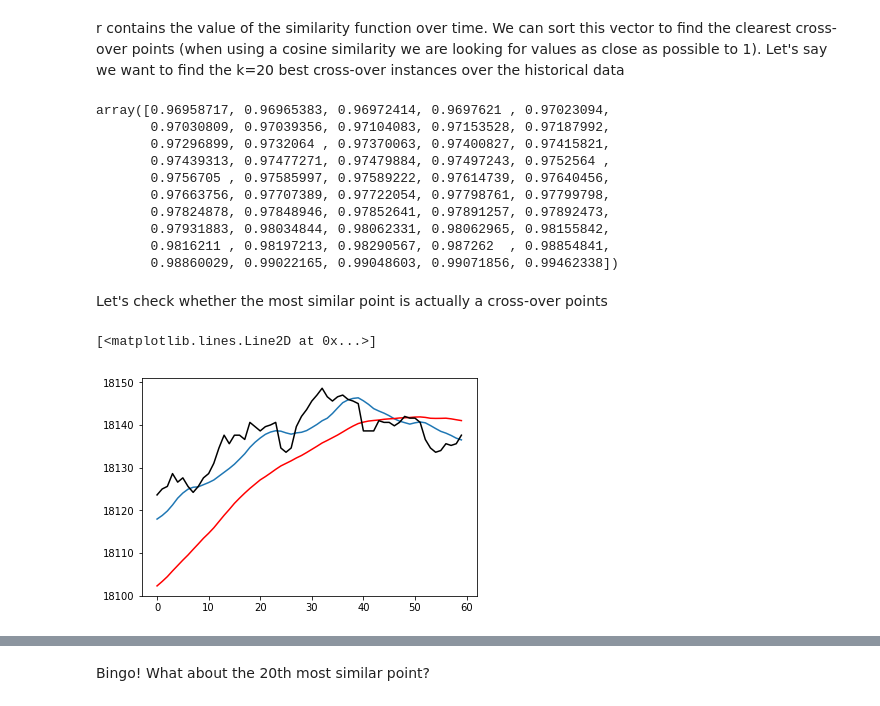
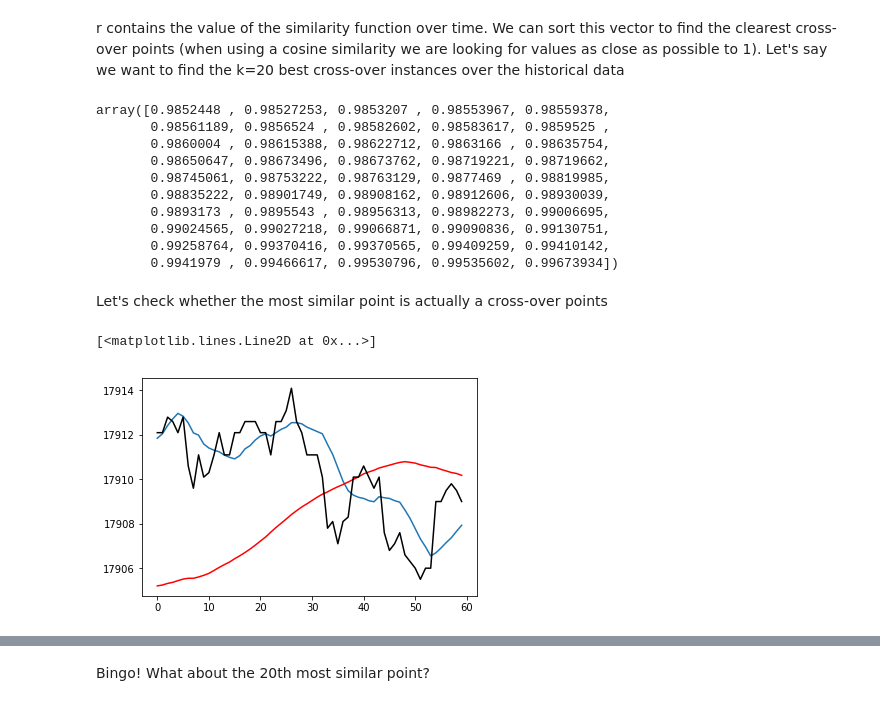
Before and after one commit to Karagul/TekNNical, a Jupyter notebook: preliminary_notes.ipynb, the cells around one changed output, grey strips where cells are left out. Cells and saved outputs as stored; diff of their text form; code cells hidden in the pictures.

```diff
--- a/preliminary_notes.ipynb
+++ b/preliminary_notes.ipynb
@@ -51,19 +51,24 @@ def similarity(MA_periods,window_size,price_dataframe,quantity):
     mov_av=np.ones((MA_periods[1],))/MA_periods[1]
     MA2=np.convolve(price, mov_av, mode='valid')
     MA2=np.hstack((np.zeros(MA_periods[1]-1),MA2))
-    reference=np.linspace(-1,.0,window_size)
+    reference=np.linspace(-1,0.5,window_size)
+    referenceMA=MA1[-window_size:]
+    referenceP=price[-window_size:]
     dMA=MA2-MA1
     ref_norm=LA.norm(reference)
+    refMA_norm=LA.norm(referenceMA)
+    refP_norm=LA.norm(referenceP)
     r=np.zeros(len(MA1))
     for i in range(max(max(MA_periods),window_size),len(dMA)-2*window_size):
-        r[i]=np.dot(reference,dMA[i-window_size/2:i+window_size/2])/(ref_norm*LA.norm(dMA[i-window_size/2:i+window_size/2]))
-#        r[i]=np.dot(reference-dMA[i-window_size/2:i+window_size/2],reference-dMA[i-window_size/2:i+window_size/2])
+        r[i]=np.dot(reference,dMA[i-window_size:i])/(ref_norm*LA.norm(dMA[i-window_size:i]))
+        #r[i]=r[i]+np.dot(referenceP,price[i-window_size:i])/(refP_norm*LA.norm(price[i-window_size:i]))
+        #r[i]=r[i]+np.dot(referenceP-price[i-window_size:i],referenceP-price[i-window_size:i])
     return MA1,MA2,r
 # %% [markdown]
 Let's try to find the cross over points between the 10 min MA and the 30 min one, looking for a cross-over time of 50 minutes
 # %%
 window=60
-MA1,MA2,r=similarity((15,60),window,ph,'close')
+MA1,MA2,r=similarity((10,60),window,ph,'close')
 # %% [markdown]
 r contains the value of the similarity function over time. We can sort this vector to find the clearest cross-over points (when using a cosine similarity we are looking for values as close as possible to 1). Let's say we want to find the k=20 best cross-over instances over the historical data
 # %%
@@ -79,16 +84,16 @@ i3=i[0][i2]
 # %%
 r[i3]
 # %% [output]
-array([0.96958717, 0.96965383, 0.96972414, 0.9697621 , 0.97023094,
-       0.97030809, 0.97039356, 0.97104083, 0.97153528, 0.97187992,
-       0.97296899, 0.9732064 , 0.97370063, 0.97400827, 0.97415821,
-       0.97439313, 0.97477271, 0.97479884, 0.97497243, 0.9752564 ,
-       0.9756705 , 0.97585997, 0.97589222, 0.97614739, 0.97640456,
-       0.97663756, 0.97707389, 0.97722054, 0.97798761, 0.97799798,
-       0.97824878, 0.97848946, 0.97852641, 0.97891257, 0.97892473,
-       0.97931883, 0.98034844, 0.98062331, 0.98062965, 0.98155842,
-       0.9816211 , 0.98197213, 0.98290567, 0.987262  , 0.98854841,
-       0.98860029, 0.99022165, 0.99048603, 0.99071856, 0.99462338])
+array([0.9852448 , 0.98527253, 0.9853207 , 0.98553967, 0.98559378,
+       0.98561189, 0.9856524 , 0.98582602, 0.98583617, 0.9859525 ,
+       0.9860004 , 0.98615388, 0.98622712, 0.9863166 , 0.98635754,
+       0.98650647, 0.98673496, 0.98673762, 0.98719221, 0.98719662,
+       0.98745061, 0.98753222, 0.98763129, 0.9877469 , 0.98819985,
+       0.98835222, 0.98901749, 0.98908162, 0.98912606, 0.98930039,
+       0.9893173 , 0.9895543 , 0.98956313, 0.98982273, 0.99006695,
+       0.99024565, 0.99027218, 0.99066871, 0.99090836, 0.99130751,
+       0.99258764, 0.99370416, 0.99370565, 0.99409259, 0.99410142,
+       0.9941979 , 0.99466617, 0.99530796, 0.99535602, 0.99673934])
 # %%
 k=1
 i=argrelextrema(r, np.less)
@@ -98,9 +103,9 @@ i3=i[0][i2]
 # %% [markdown]
 Let's check whether the most similar point is actually a cross-over points
 # %%
-plt.plot(MA1[i3[0]-30:i3[0]+30])
-plt.plot(MA2[i3[0]-30:i3[0]+30],'red')
-plt.plot(price[i3[0]-30:i3[0]+30,4],'black')
+plt.plot(MA1[i3[0]-window:i3[0]])
+plt.plot(MA2[i3[0]-window:i3[0]],'red')
+plt.plot(price[i3[0]-window:i3[0],4],'black')
 # %% [output]
 [<matplotlib.lines.Line2D at 0x...>]
-[figure, old version]
+[figure, new version]
```
Also changed, not shown: parts of 7 cells of this notebook.
